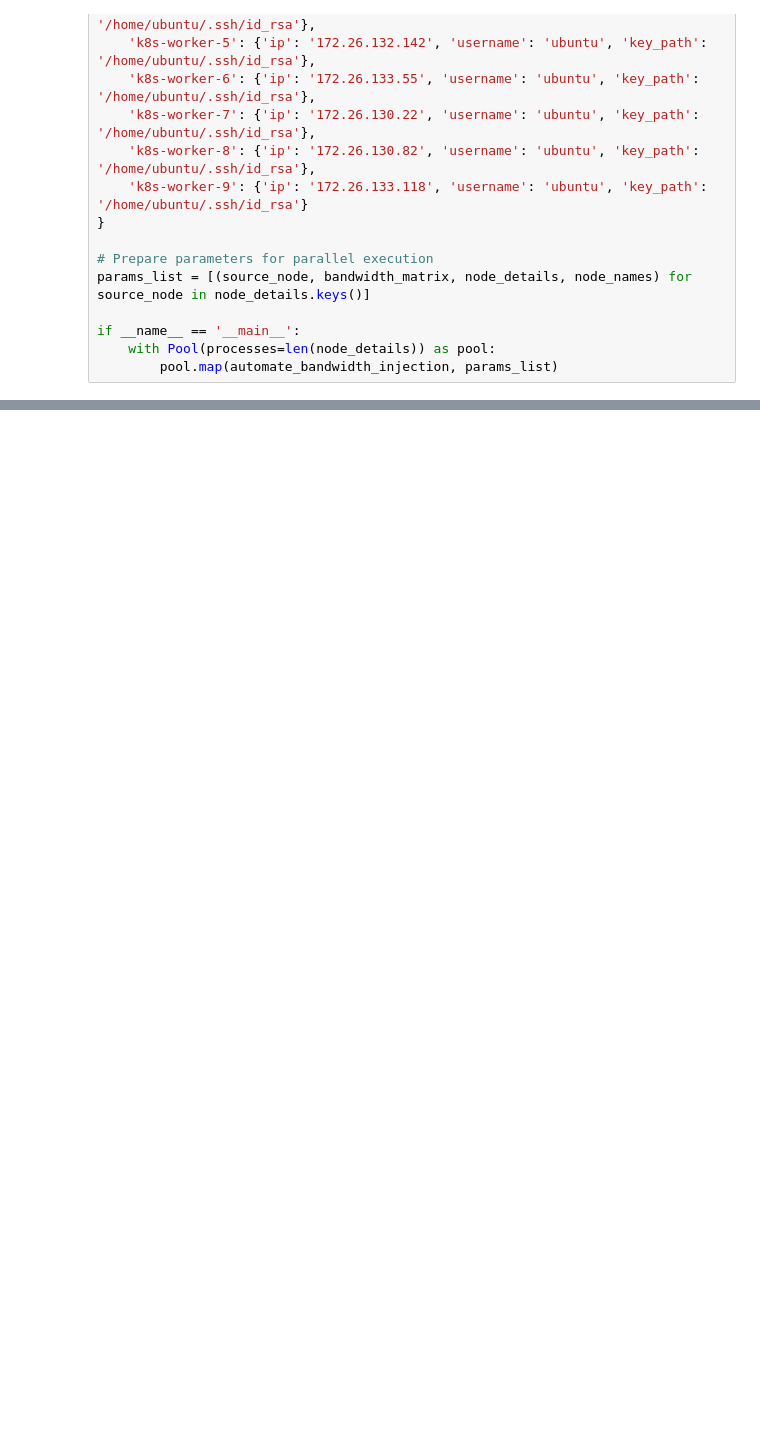
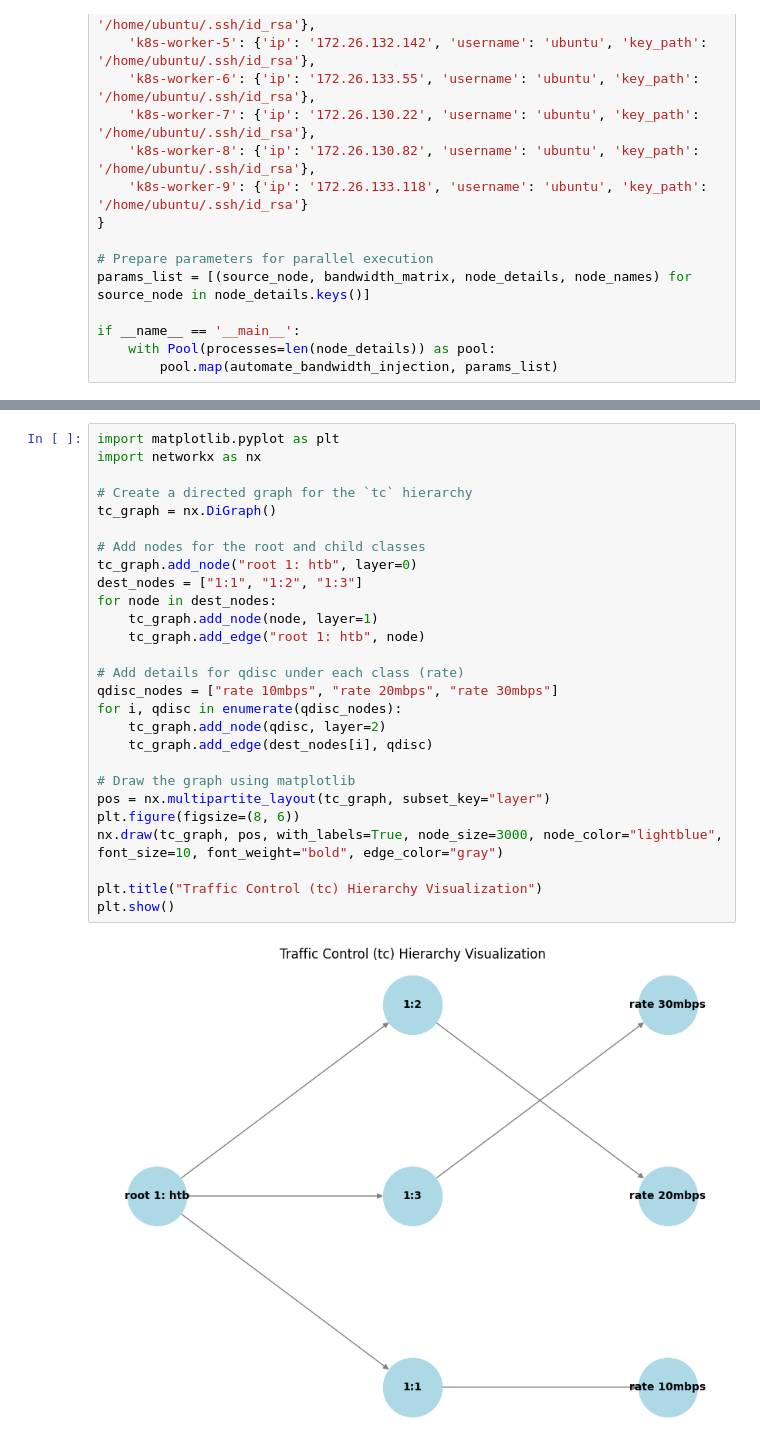
Before and after one commit to MingCHEN-Github/iDynamics, a Jupyter notebook: iBandwidth/gnerator/node_bandwidth_injection_V3.ipynb, the cells around one changed output, grey strips where cells are left out. Cells and saved outputs as stored; diff of their text form; blank space fills up the shorter version.

```diff
--- a/iBandwidth/gnerator/node_bandwidth_injection_V3.ipynb
+++ b/iBandwidth/gnerator/node_bandwidth_injection_V3.ipynb
@@ -118,0 +127,29 @@ if __name__ == '__main__':
+# %%
+import matplotlib.pyplot as plt
+import networkx as nx
+
+# Create a directed graph for the `tc` hierarchy
+tc_graph = nx.DiGraph()
+
+# Add nodes for the root and child classes
+tc_graph.add_node("root 1: htb", layer=0)
+dest_nodes = ["1:1", "1:2", "1:3"]
+for node in dest_nodes:
+    tc_graph.add_node(node, layer=1)
+    tc_graph.add_edge("root 1: htb", node)
+
+# Add details for qdisc under each class (rate)
+qdisc_nodes = ["rate 10mbps", "rate 20mbps", "rate 30mbps"]
+for i, qdisc in enumerate(qdisc_nodes):
+    tc_graph.add_node(qdisc, layer=2)
+    tc_graph.add_edge(dest_nodes[i], qdisc)
+
+# Draw the graph using matplotlib
+pos = nx.multipartite_layout(tc_graph, subset_key="layer")
+plt.figure(figsize=(8, 6))
+nx.draw(tc_graph, pos, with_labels=True, node_size=3000, node_color="lightblue", font_size=10, font_weight="bold", edge_color="gray")
+
+plt.title("Traffic Control (tc) Hierarchy Visualization")
+plt.show()
+# %% [output]
+[figure, added]
```
Also changed, not shown: parts of 1 cell of this notebook, 2 other files.
